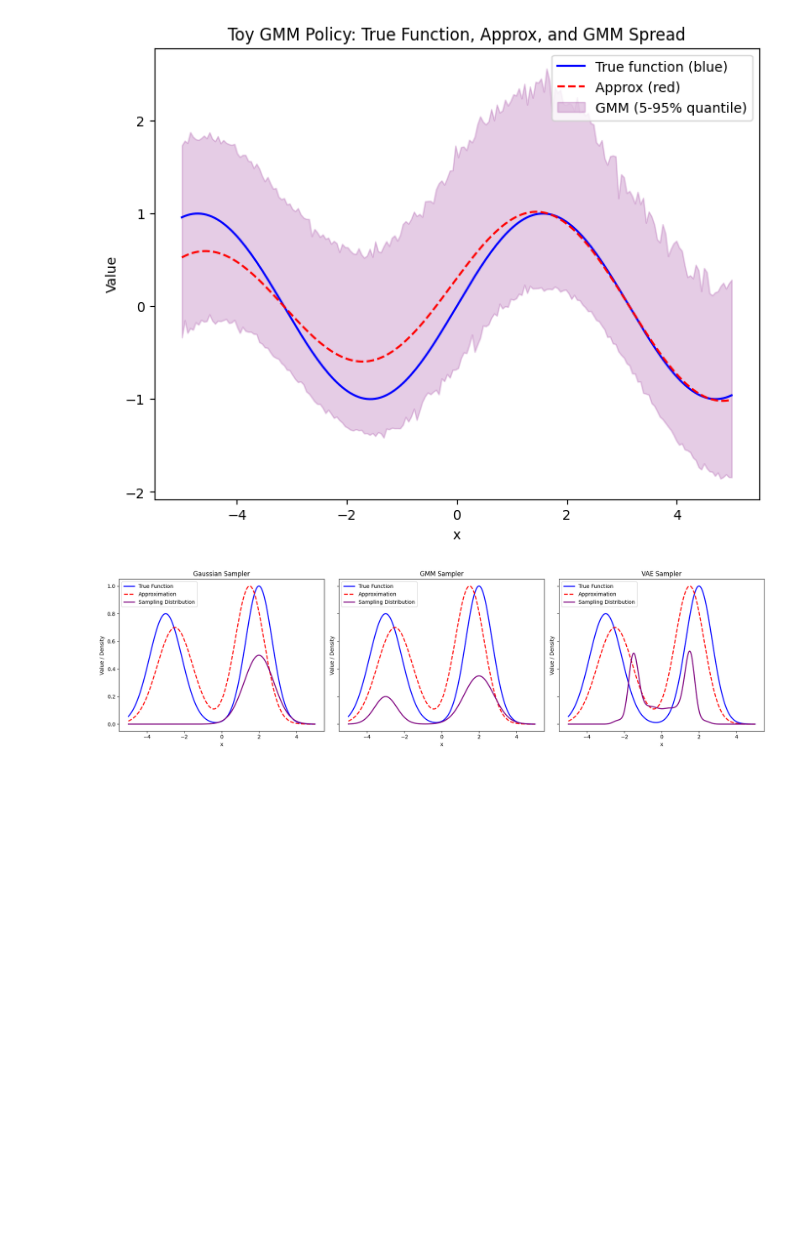
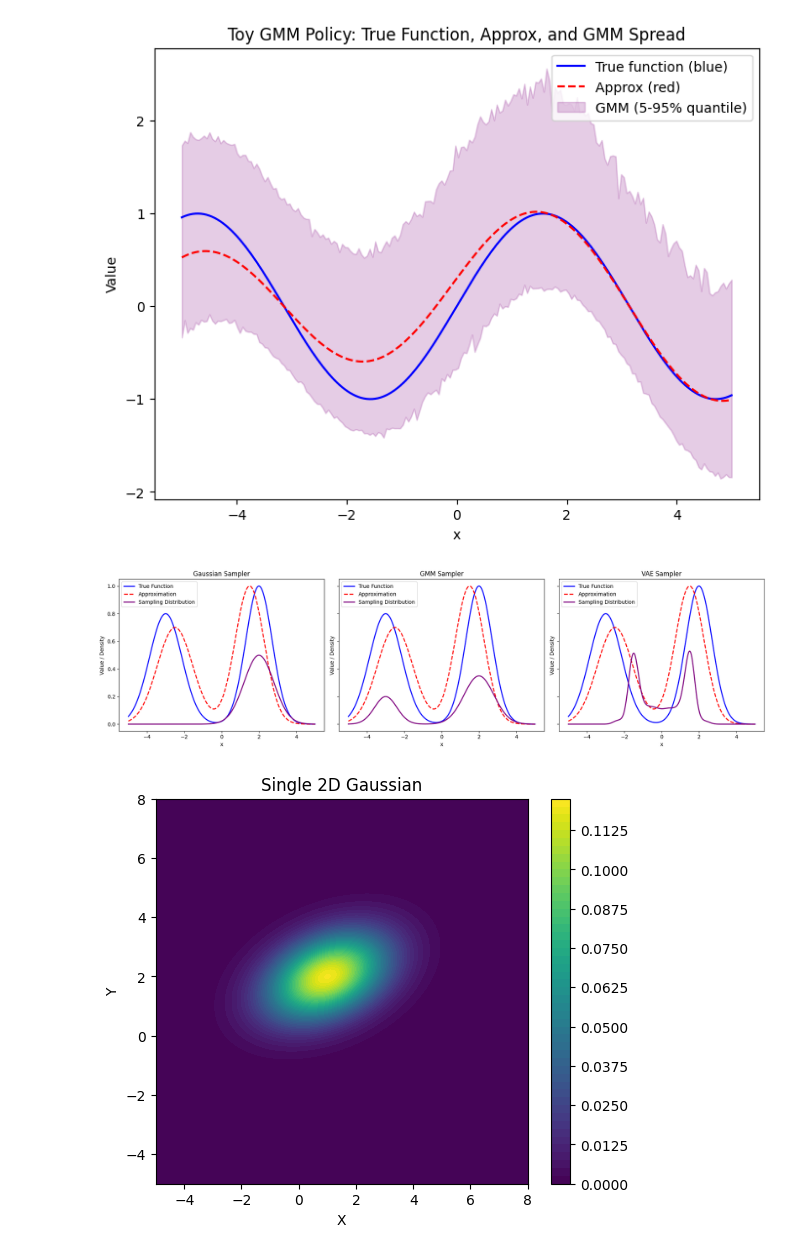
Before and after one commit to Jimvos32/Recurrent-PPO-Jax, a Jupyter notebook: src/tasks/envs/env_notebooks/test_functions.ipynb, the cells around one changed output. Drawn from its saved outputs; the diff is of its cells as text; code cells hidden in the pictures; blank space fills up the shorter version.

```diff
--- a/src/tasks/envs/env_notebooks/test_functions.ipynb
+++ b/src/tasks/envs/env_notebooks/test_functions.ipynb
@@ -569,3 +569,102 @@ plt.tight_layout()
 plt.show()
 # %% [output]
 [figure]
+# %%
+import numpy as np
+import matplotlib.pyplot as plt
+
+# Create a 2D grid for plotting
+x = np.linspace(-5, 8, 300)
+y = np.linspace(-5, 8, 300)
+X, Y = np.meshgrid(x, y)
+
+def gaussian_density(x, y, mu, Sigma):
+    """
+    Computes the density of a 2D Gaussian.
+    Parameters:
+      x, y : grid arrays
+      mu   : mean vector [mu_x, mu_y]
+      Sigma: 2x2 covariance matrix
+    Returns:
+      Density evaluated over the grid.
+    """
+    det = np.linalg.det(Sigma)
+    inv_Sigma = np.linalg.inv(Sigma)
+    diff = np.stack([x - mu[0], y - mu[1]], axis=-1)
+    exponent = -0.5 * np.sum(diff @ inv_Sigma * diff, axis=-1)
+    return (1.0 / (2 * np.pi * np.sqrt(det))) * np.exp(exponent)
+
+####################################
+# Variation 1: Single 2D Gaussian
+####################################
+mu_single = [1, 2]
+Sigma_single = np.array([[2, 0.5],
+                         [0.5, 1]])
+Z_single = gaussian_density(X, Y, mu_single, Sigma_single)
+
+plt.figure(figsize=(6,5))
+contour1 = plt.contourf(X, Y, Z_single, levels=50, cmap='viridis')
+plt.title('Single 2D Gaussian')
+plt.xlabel('X')
+plt.ylabel('Y')
+plt.colorbar(contour1)
+plt.show()
+
+####################################
+# Variation 2: Gaussian Mixture Model (GMM)
+####################################
+# Define three Gaussian components with weights
+w1 = 0.4
+mu1 = [0, 0]
+Sigma1 = np.array([[1, 0],
+                   [0, 1]])
+Z1 = gaussian_density(X, Y, mu1, Sigma1)
+
+w2 = 0.3
+mu2 = [4, 4]
+Sigma2 = np.array([[1.5, 0.3],
+                   [0.3, 1]])
+Z2 = gaussian_density(X, Y, mu2, Sigma2)
+
+w3 = 0.3
+mu3 = [2, -2]
+Sigma3 = np.array([[1, -0.3],
+                   [-0.3, 1]])
+Z3 = gaussian_density(X, Y, mu3, Sigma3)
+
+# Combine the components
+Z_gmm = w1 * Z1 + w2 * Z2 + w3 * Z3
+
+plt.figure(figsize=(6,5))
+contour2 = plt.contourf(X, Y, Z_gmm, levels=50, cmap='plasma')
+plt.title('Gaussian Mixture Model (GMM)')
+plt.xlabel('X')
+plt.ylabel('Y')
+plt.colorbar(contour2)
+plt.show()
+
+####################################
+# Variation 3: Non-linear (Banana-Shaped) Density
+####################################
+# Apply a non-linear transformation to the grid.
+# Here, we transform Y to produce a "banana-shaped" density.
+a = 0.2   # curvature parameter
+shift = 2 # horizontal shift for the transformation
+X_trans = X  # keep X the same
+Y_trans = Y - a*(X - shift)**2  # non-linear transformation of Y
+
+# Evaluate a standard Gaussian on the transformed grid
+mu_nl = [shift, 0]
+Sigma_nl = np.array([[1, 0],
+                     [0, 1]])
+Z_nonlinear = gaussian_density(X_trans, Y_trans, mu_nl, Sigma_nl)
+
+plt.figure(figsize=(6,5))
+contour3 = plt.contourf(X, Y, Z_nonlinear, levels=50, cmap='inferno')
+plt.title('Non-linear Density (Banana Shape)')
+plt.xlabel('X')
+plt.ylabel('Y')
+plt.colorbar(contour3)
+plt.show()
+# %% [output]
+[figure, added]
```
Also changed, not shown: parts of 2 cells of this notebook, 16 other files.
